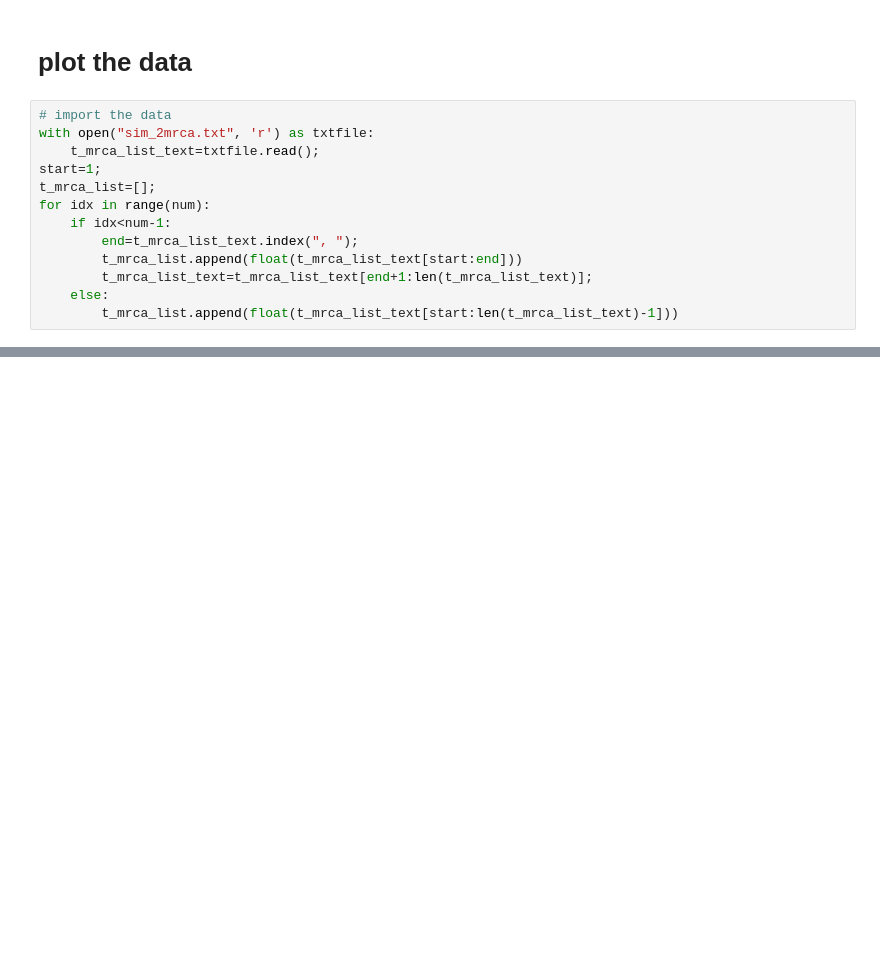
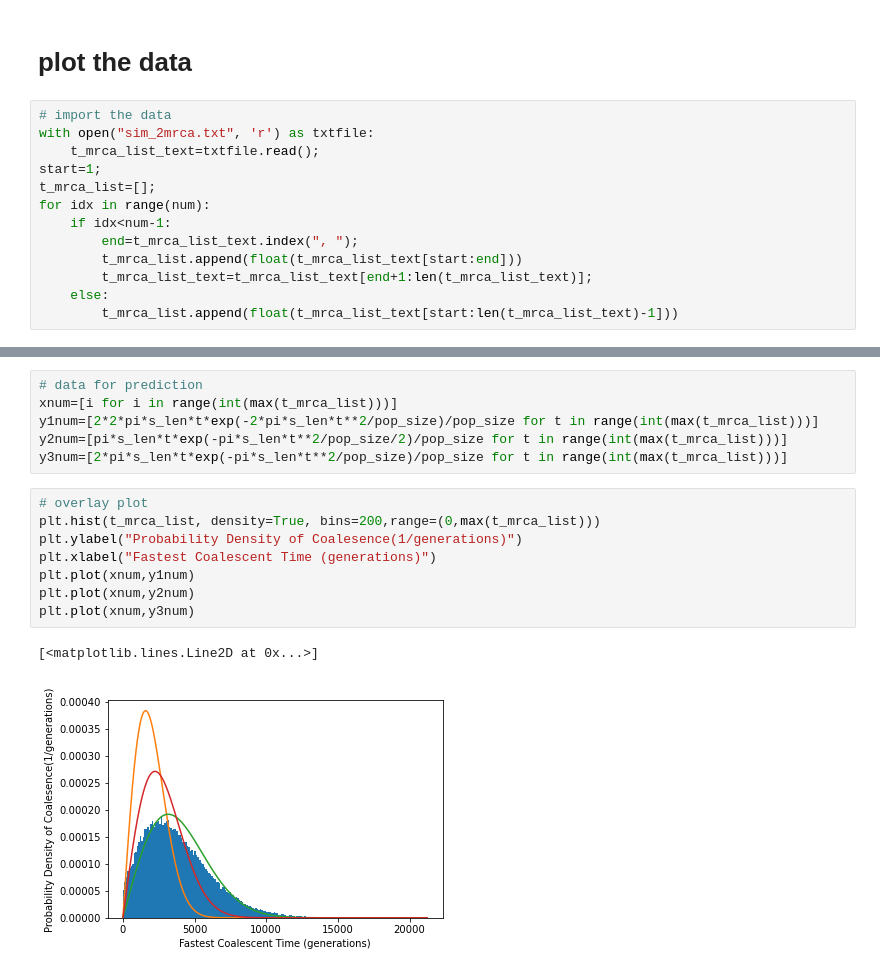
Before and after one commit to zhaoz0314/2-mrca, a Jupyter notebook: 2mrca.ipynb, the cells around one changed output, grey strips where cells are left out. Drawn from its saved outputs; the diff is of its cells as text; blank space fills up the shorter version.

```diff
--- a/2mrca.ipynb
+++ b/2mrca.ipynb
@@ -95 +99,18 @@ plot(2*2e-8*t*exp(-2e-8*t**2/10000)/10000,(t,0,2e6))
 <sympy.plotting.plot.Plot at 0x...>
+# %%
+# data for prediction
+xnum=[i for i in range(int(max(t_mrca_list)))]
+y1num=[2*2*pi*s_len*t*exp(-2*pi*s_len*t**2/pop_size)/pop_size for t in range(int(max(t_mrca_list)))]
+y2num=[pi*s_len*t*exp(-pi*s_len*t**2/pop_size/2)/pop_size for t in range(int(max(t_mrca_list)))]
+y3num=[2*pi*s_len*t*exp(-pi*s_len*t**2/pop_size)/pop_size for t in range(int(max(t_mrca_list)))]
+# %%
+# overlay plot
+plt.hist(t_mrca_list, density=True, bins=200,range=(0,max(t_mrca_list)))
+plt.ylabel("Probability Density of Coalesence(1/generations)")
+plt.xlabel("Fastest Coalescent Time (generations)")
+plt.plot(xnum,y1num)
+plt.plot(xnum,y2num)
+plt.plot(xnum,y3num)
+# %% [output]
+[<matplotlib.lines.Line2D at 0x...>]
+[figure, added]
```
Also changed, not shown: parts of 6 cells of this notebook, 1 other file.
